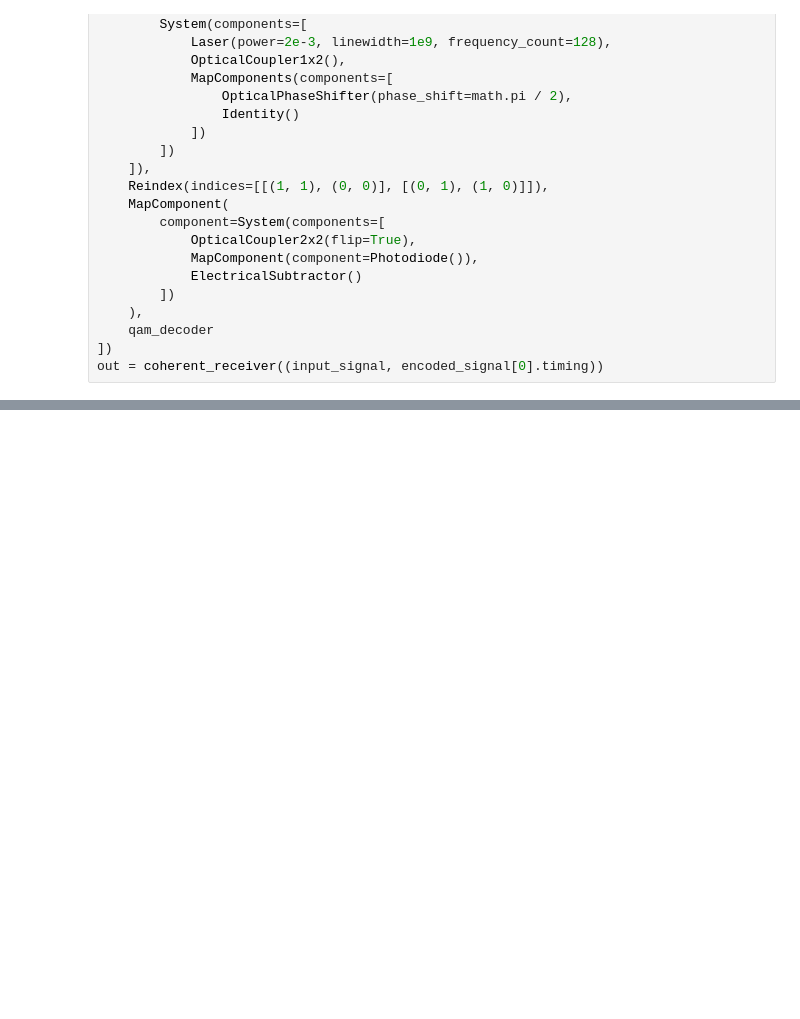
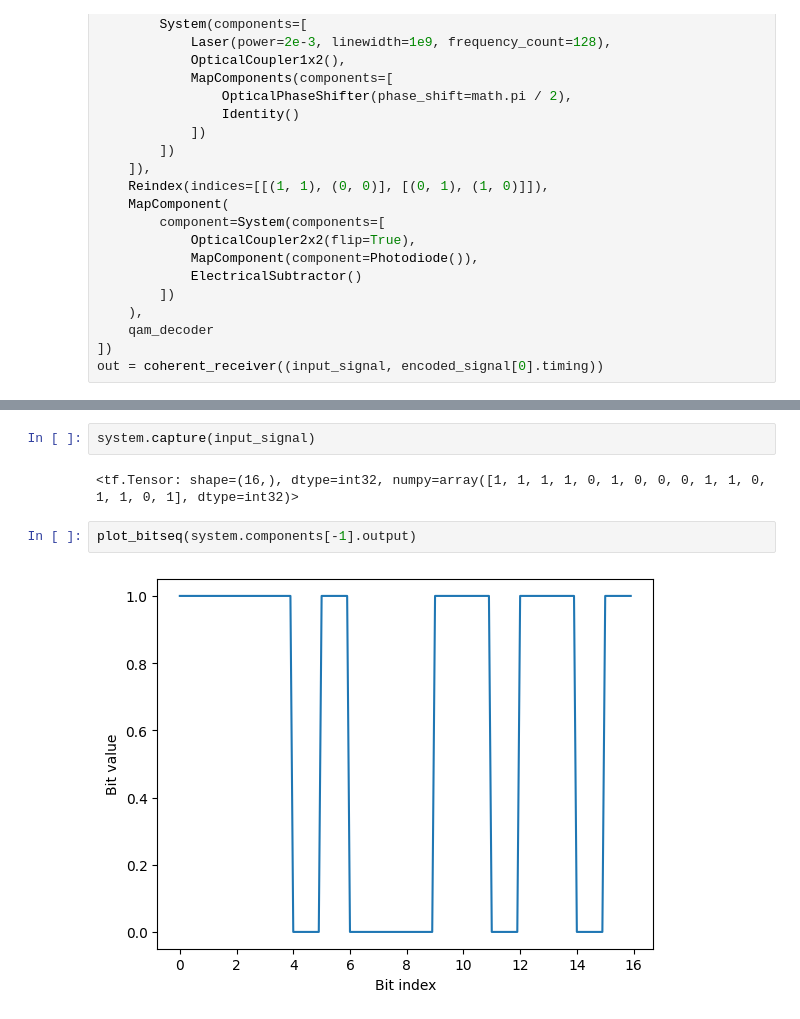
Before and after one commit to ivknv/tf-ofcs, a Jupyter notebook: optical_communication_system.ipynb, the cells around one changed output, grey strips where cells are left out. Cells and saved outputs as stored; diff of their text form; blank space fills up the shorter version.

```diff
--- a/optical_communication_system.ipynb
+++ b/optical_communication_system.ipynb
@@ -201 +191,9 @@ Wall time: 528 ms
 <tf.Tensor: shape=(16,), dtype=int32, numpy=array([1, 1, 1, 1, 0, 1, 0, 0, 0, 1, 1, 0, 1, 1, 0, 1], dtype=int32)>
+# %%
+system.capture(input_signal)
+# %% [output]
+<tf.Tensor: shape=(16,), dtype=int32, numpy=array([1, 1, 1, 1, 0, 1, 0, 0, 0, 1, 1, 0, 1, 1, 0, 1], dtype=int32)>
+# %%
+plot_bitseq(system.components[-1].output)
+# %% [output]
+[figure, added]
```
Also changed, not shown: parts of 11 cells of this notebook, 13 other files.
